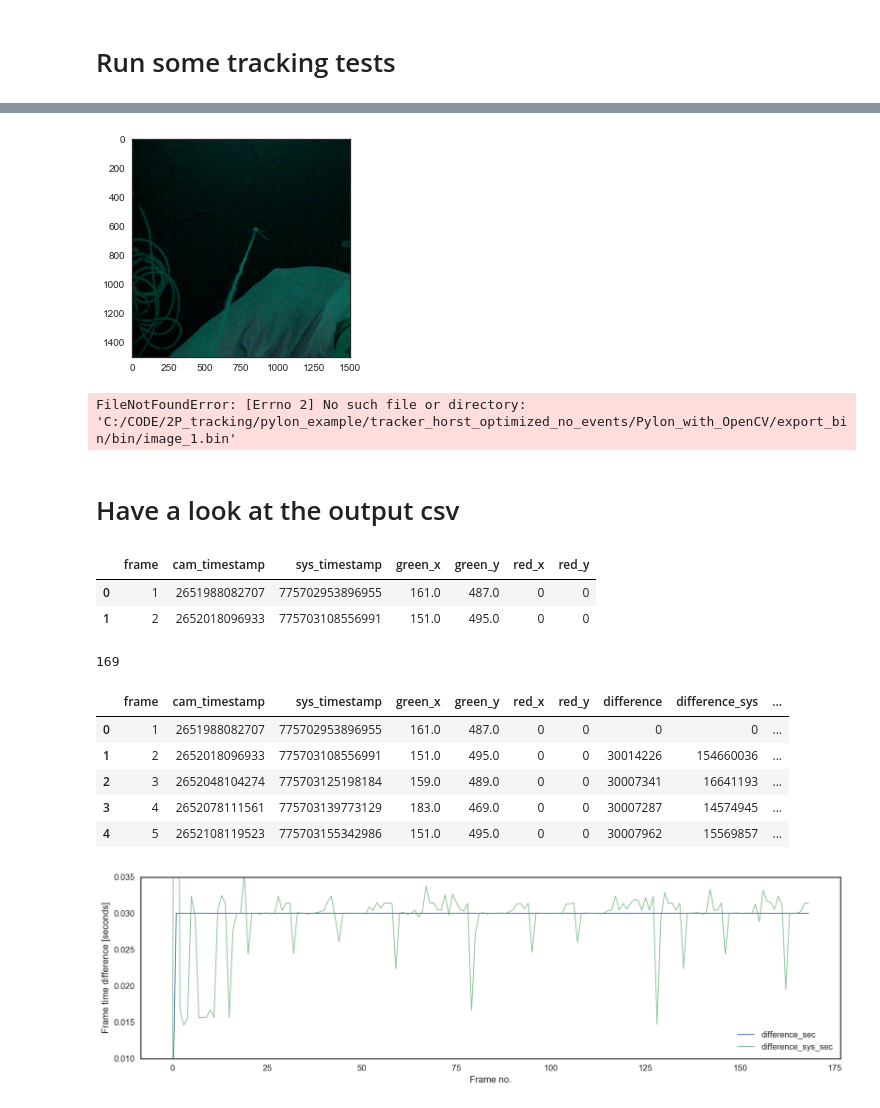
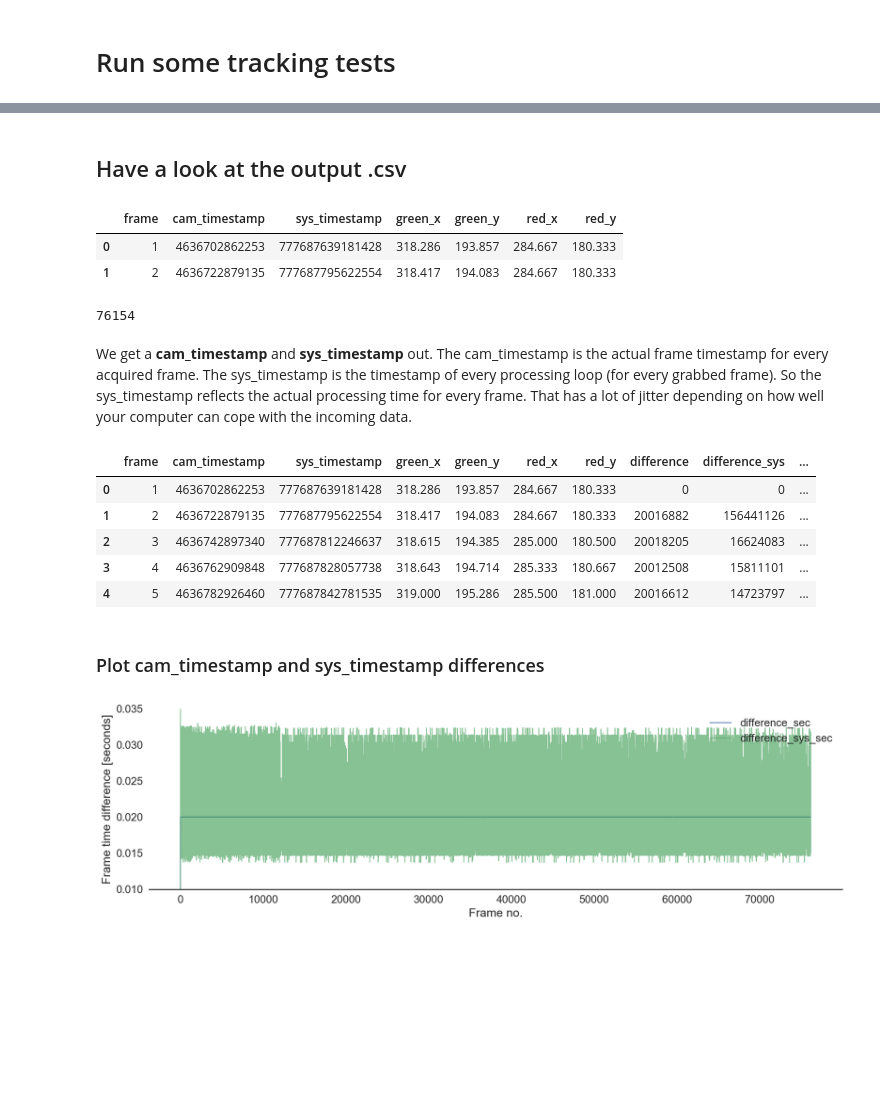
Before and after one commit to kavli-ntnu/2P_tracking, a Jupyter notebook: notebooks/Trackings_tests.ipynb, the cells around one changed output, grey strips where cells are left out. Drawn from its saved outputs; the diff is of its cells as text; code cells hidden in the pictures; blank space fills up the shorter version.

Commit message:
Update notebook for inspecting .csv output

```diff
--- a/notebooks/Trackings_tests.ipynb
+++ b/notebooks/Trackings_tests.ipynb
@@ -27,20 +10,7 @@ array([220,   5,   0, ...,  46,  67,  20], dtype=uint8)
-# %%
-plt.imshow(loaded_image[:-16].reshape((1500, 1500, 3)));
-plt.show()
-# %% [output]
-[figure, removed]
-# %%
-%%time
-for i in range(4187): # 85 seconds
-    fname = r"C:\CODE\2P_tracking\pylon_example\tracker_horst_optimized_no_events\Pylon_with_OpenCV\export_bin\bin\image_" + str(i+1) + ".bin"
-    fname = "/".join(fname.split("\\"))
-    loaded_image = np.fromfile(fname, dtype=np.uint8)
-# %% [output]
-FileNotFoundError: [Errno 2] No such file or directory: 'C:/CODE/2P_tracking/pylon_example/tracker_horst_optimized_no_events/Pylon_with_OpenCV/export_bin/bin/image_1.bin'
 # %% [markdown]
-# Have a look at the output csv
+## Have a look at the output .csv
 # %%
-csv_fname = r"C:\CODE\2P_tracking\Tracker\Current version\Pylon_with_OpenCV\export_timestamps.csv"
+csv_fname = r"C:\CODE\2P_tracking\Tracker\Current version\x64\Release\export\Tracking_2017-11-30_11-34-23.csv"
 csv_fname = "/".join(csv_fname.split("\\"))
 # %%
 tracking = pd.read_csv(csv_fname,header = 3)
@@ -48,12 +18,14 @@ tracking = pd.read_csv(csv_fname,header = 3)
 tracking.head(2)
 # %% [output]
 |  | frame | cam_timestamp | sys_timestamp | green_x | green_y | red_x | red_y |
-| 0 | 1 | 2651988082707 | 775702953896955 | 161.0 | 487.0 | 0 | 0 |
-| 1 | 2 | 2652018096933 | 775703108556991 | 151.0 | 495.0 | 0 | 0 |
+| 0 | 1 | 4636702862253 | 777687639181428 | 318.286 | 193.857 | 284.667 | 180.333 |
+| 1 | 2 | 4636722879135 | 777687795622554 | 318.417 | 194.083 | 284.667 | 180.333 |
 # %%
 len(tracking)
 # %% [output]
-169
+76154
+# %% [markdown]
+We get a **cam_timestamp** and **sys_timestamp** out. The cam_timestamp is the actual frame timestamp for every acquired frame. The sys_timestamp is the timestamp of every processing loop (for every grabbed frame). So the sys_timestamp reflects the actual processing time for every frame. That has a lot of jitter depending on how well your computer can cope with the incoming data.
 # %%
 tracking["difference"] = np.append(0,np.diff(tracking.cam_timestamp))
 tracking["difference_sys"] = np.append(0,np.diff(tracking.sys_timestamp))
@@ -64,22 +36,25 @@ tracking["difference_sys_sec"] = tracking["difference_sys"]/1000000000
 tracking.head()
 # %% [output]
 |  | frame | cam_timestamp | sys_timestamp | green_x | green_y | red_x | red_y | difference | difference_sys | ... |
-| 0 | 1 | 2651988082707 | 775702953896955 | 161.0 | 487.0 | 0 | 0 | 0 | 0 | ... |
-| 1 | 2 | 2652018096933 | 775703108556991 | 151.0 | 495.0 | 0 | 0 | 30014226 | 154660036 | ... |
-| 2 | 3 | 2652048104274 | 775703125198184 | 159.0 | 489.0 | 0 | 0 | 30007341 | 16641193 | ... |
-| 3 | 4 | 2652078111561 | 775703139773129 | 183.0 | 469.0 | 0 | 0 | 30007287 | 14574945 | ... |
-| 4 | 5 | 2652108119523 | 775703155342986 | 151.0 | 495.0 | 0 | 0 | 30007962 | 15569857 | ... |
+| 0 | 1 | 4636702862253 | 777687639181428 | 318.286 | 193.857 | 284.667 | 180.333 | 0 | 0 | ... |
+| 1 | 2 | 4636722879135 | 777687795622554 | 318.417 | 194.083 | 284.667 | 180.333 | 20016882 | 156441126 | ... |
+| 2 | 3 | 4636742897340 | 777687812246637 | 318.615 | 194.385 | 285.000 | 180.500 | 20018205 | 16624083 | ... |
+| 3 | 4 | 4636762909848 | 777687828057738 | 318.643 | 194.714 | 285.333 | 180.667 | 20012508 | 15811101 | ... |
+| 4 | 5 | 4636782926460 | 777687842781535 | 319.000 | 195.286 | 285.500 | 181.000 | 20016612 | 14723797 | ... |
+# %% [markdown]
+### Plot cam_timestamp and sys_timestamp differences
 # %%
 figure = plt.figure(figsize=(15,4))
 ax = figure.add_subplot(111)
 ax.plot(tracking.difference_sec,lw=1,label="difference_sec")
 ax.plot(tracking.difference_sys_sec,lw=1,label="difference_sys_sec",alpha=.7)
 #ax.axhline(y=0.025,lw=1,color='r')
 #ax.set_xlim(0,240)
 ax.set_ylim(0.01,0.035)
 ax.set_ylabel("Frame time difference [seconds]")
 ax.set_xlabel("Frame no.")
 plt.legend()
+sns.despine(left=True)
 plt.show();
 # %% [output]
-[figure, old version]
+[figure, new version]
```
Also changed, not shown: parts of 14 cells of this notebook, 1 other file.
